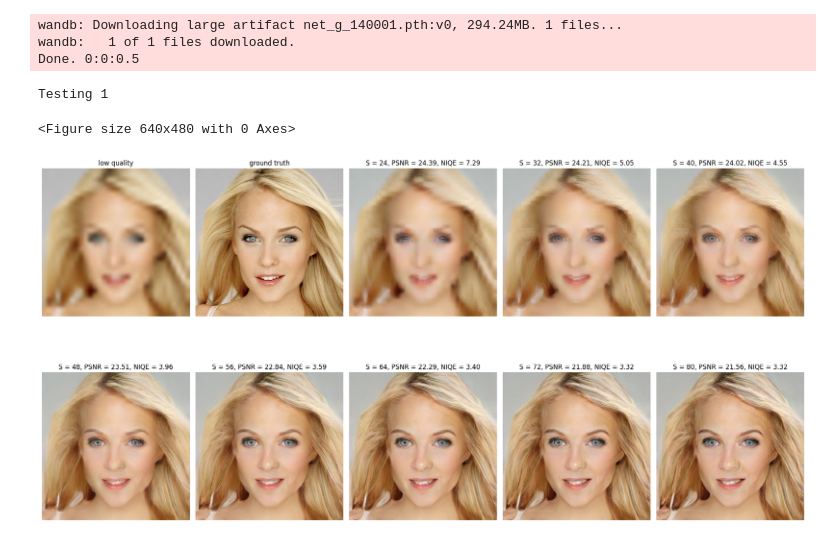
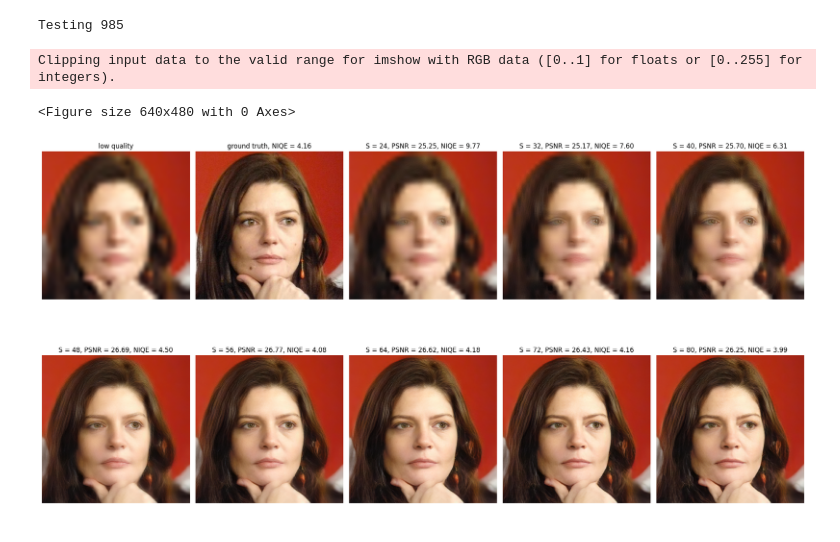
Before and after one commit to ravenser/GCFSR, a Jupyter notebook: Testing.ipynb, the cells around one changed output. Saved outputs shown, nothing was run; the diff lists cells and outputs as text; code cells hidden in the pictures.

```diff
--- a/Testing.ipynb
+++ b/Testing.ipynb
@@ -10,14 +8,11 @@ FileExistsError: [WinError 183] Cannot create a file when that file already exis
 import wandb
 model_path = 'experiments'
 api = wandb.Api()
-artifact = api.artifact('ravenser/gcfsr_base_512/net_g_140001.pth:v0')
+artifact = api.artifact('ravenser/gcfsr_base_512/net_g_115001.pth:v0')
 artifact.download(root = model_path)
 wandb.finish()
-# %% [output]
-wandb: Downloading large artifact net_g_140001.pth:v0, 294.24MB. 1 files...
-wandb:   1 of 1 files downloaded.
-Done. 0:0:0.5
 # %%
+import gc
 import argparse
 import cv2
 import math
@@ -34,7 +29,7 @@ from basicsr.utils.matlab_functions import imresize
 import matplotlib.pyplot as plt
 from basicsr.metrics import psnr_ssim, niqe
 
-def generate(img, cond, g_ema, imgname, outputname):
+def generate(img, cond, g_ema, imgname, outputname, s):
 
     with torch.no_grad():
         output, _ = g_ema(img, cond)
@@ -43,30 +38,28 @@ def generate(img, cond, g_ema, imgname, outputname):
         output = (output + 1) / 2
         output = np.transpose(output[[2, 1, 0], :, :], (1, 2, 0))
         output = (output * 255.0).round().astype(np.uint8)
-        cv2.imwrite(os.path.join(outputname, f'{imgname}.png'), output)
+        os.makedirs(f'{outputname}/{imgname}', exist_ok=True)
+        cv2.imwrite(os.path.join(f'{outputname}/{imgname}', f'{imgname}_s_{s}.png'), output)
         return output
 
 def toformat(imggt):
-    imggt = torch.from_numpy(np.transpose(imggt[:, :, [2, 1, 0]], (2, 0, 1))).float()
-    imggt = torch.clamp((imggt * 255.0).round(), 0, 255) / 255.
-    normalize(imggt, [0.5, 0.5, 0.5], [0.5, 0.5, 0.5], inplace=True)
-    imggt = imggt.unsqueeze(0)
-    imggt = imggt.data.squeeze().float().cpu().clamp_(-1, 1).numpy()
-    imggt = (imggt + 1) / 2
-    imggt = np.transpose(imggt[[2, 1, 0], :, :], (1, 2, 0))
-    imggt = (imggt * 255.0).round().astype(np.uint8)
-    return imggt
+    with torch.no_grad():
+        imggt = torch.from_numpy(np.transpose(imggt[:, :, [2, 1, 0]], (2, 0, 1))).float()
+        imggt = torch.clamp((imggt * 255.0).round(), 0, 255) / 255.
+        normalize(imggt, [0.5, 0.5, 0.5], [0.5, 0.5, 0.5], inplace=True)
+        imggt = imggt.unsqueeze(0)
+        imggt = imggt.data.squeeze().float().cpu().clamp_(-1, 1).numpy()
+        imggt = (imggt + 1) / 2
+        imggt = np.transpose(imggt[[2, 1, 0], :, :], (1, 2, 0))
+        imggt = (imggt * 255.0).round().astype(np.uint8)
+        return imggt
 
-def main(scale, inputt):
+def main(inputt, model_path, output, scale):
 
     device = torch.device('cuda' if torch.cuda.is_available() else 'cpu')
 
-    model_path='experiments/net_g_140001.pth'
-
-    output = 'results/tmp'
     os.makedirs(output, exist_ok=True)
-
-
+    gc.collect()
     # set up model
     model = GCFSR(512, channel_multiplier=1, num_style_feat=256)
     #model = GCFSR_blind(512)
@@ -79,50 +72,63 @@ def main(scale, inputt):
     print('Testing', imgname)
     # read image
     img = cv2.imread(inputt, cv2.IMREAD_COLOR).astype(np.float32) / 255.
-    h, w, _ = img.shape
     imggt = img
-    img = imresize(img, 1/16)
-    img = imresize(img, 16)
+    img = imresize(img, 1/scale)
+    img = imresize(img, scale)
+    #imggt = img
     imglq = img
     ###### numpy to tensor, BGR to RGB
     img = torch.from_numpy(np.transpose(img[:, :, [2, 1, 0]], (2, 0, 1))).float()
     ###### clamp
     img = torch.clamp((img * 255.0).round(), 0, 255) / 255.
         ###### normalization
     normalize(img, [0.5, 0.5, 0.5], [0.5, 0.5, 0.5], inplace=True)
     img = img.unsqueeze(0).to(device)
 
         ###### setting conditions
     #in_size = scale / 64.
     imgsrlist = [imglq, imggt]
     imggt= toformat(imggt)
-    condlist = ['low quality', 'ground truth']
+    condlist = ['low quality', f'ground truth, NIQE = {niqe.calculate_niqe(imggt,0):.2f}']
     for i in range(24, 81, 8):
         in_size = i / 64.
         cond = torch.from_numpy(np.array([in_size], dtype=np.float32)).unsqueeze(0).to(device)
-        img_sr = generate(img, cond, model, imgname, output)
+        img_sr = generate(img, cond, model, imgname, output,i)
         imgsrlist.append(img_sr)
 
         condlist.append(f'S = {i}, PSNR = {psnr_ssim.calculate_psnr(img_sr, imggt, 0):.2f}, NIQE = {niqe.calculate_niqe(img_sr,0):.2f}')
-
+        gc.collect()
+        del img_sr
         #continue
     plt.figure()
     f, axarr = plt.subplots(2,5, figsize=(20, 12), gridspec_kw={'height_ratios': [1, 1]})
 
     axarr = axarr.flatten()
     for i, image in enumerate(imgsrlist):
         axarr[i].imshow(cv2.cvtColor(image, cv2.COLOR_BGR2RGB))
         axarr[i].axis('off')
         axarr[i].set_title(condlist[i])
     #plt.subplots_adjust(hspace=0.00009)
     plt.tight_layout()
+    gc.collect()
+    del imgsrlist
+    del imglq
+    del imggt
+    del img
+    del model
     plt.show()
-inputt ='celebaHQ_512_1000/1.jpg'
-main(scale = 64, inputt = inputt)
+inputt ='celebaHQ_512_1000\985.jpg'
+#inputt ='celebaHQ_512_1000/297.jpg'
+#model_path='experiments/net_g_140001.pth'
+model_path='experiments/net_g_87501.pth'
+#model_path='experiments/net_g_115001.pth'
+scale = 16
+main(inputt = inputt, model_path =model_path , output = 'results', scale = scale)
 # %% [output]
-Testing 1
+Testing 985
-<Figure size 640x480 with 0 Axes>
+Clipping input data to the valid range for imshow with RGB data ([0..1] for floats or [0..255] for integers).
+<Figure size 640x480 with 0 Axes>
-[figure, old version]
+[figure, new version]
 # %%
 import datetime
 import wandb
```
Also changed, not shown: parts of 1 cell of this notebook, 2 other files.
